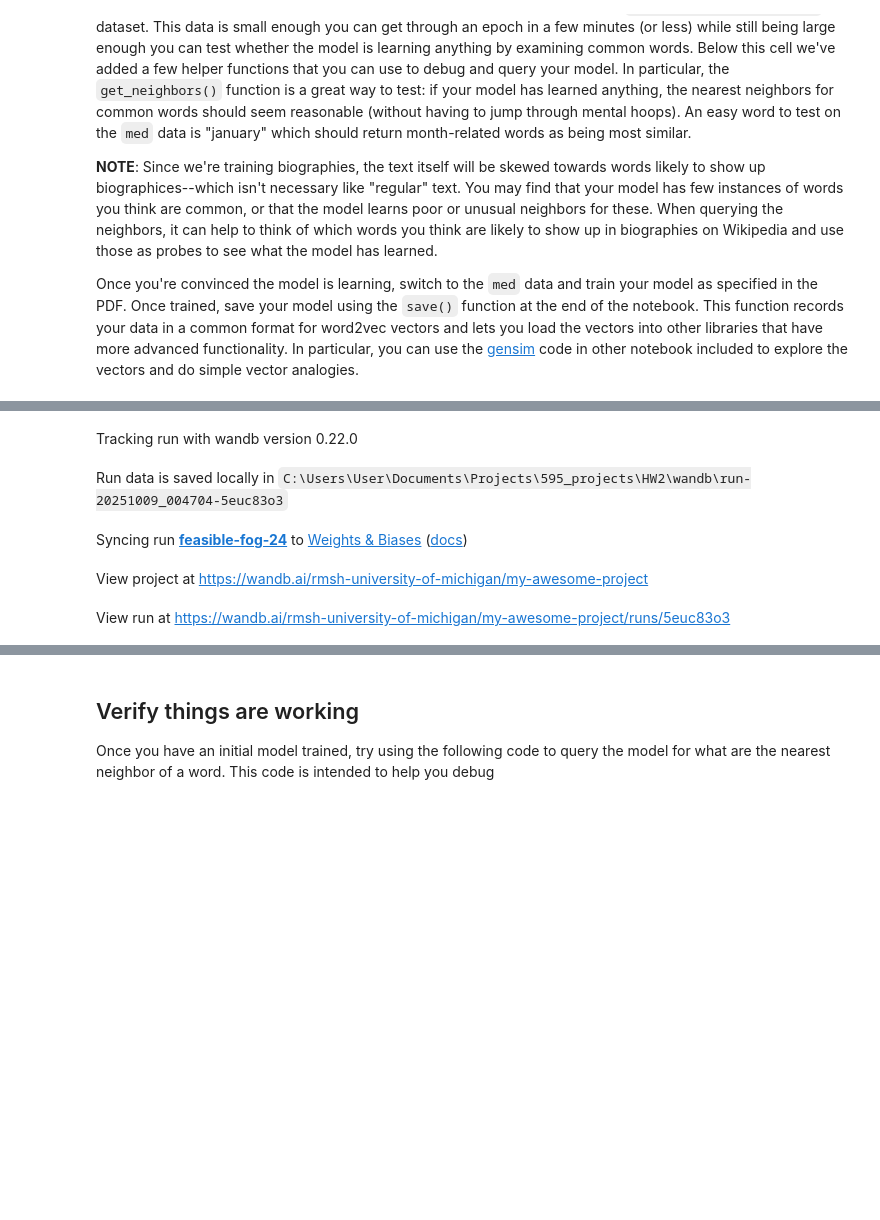
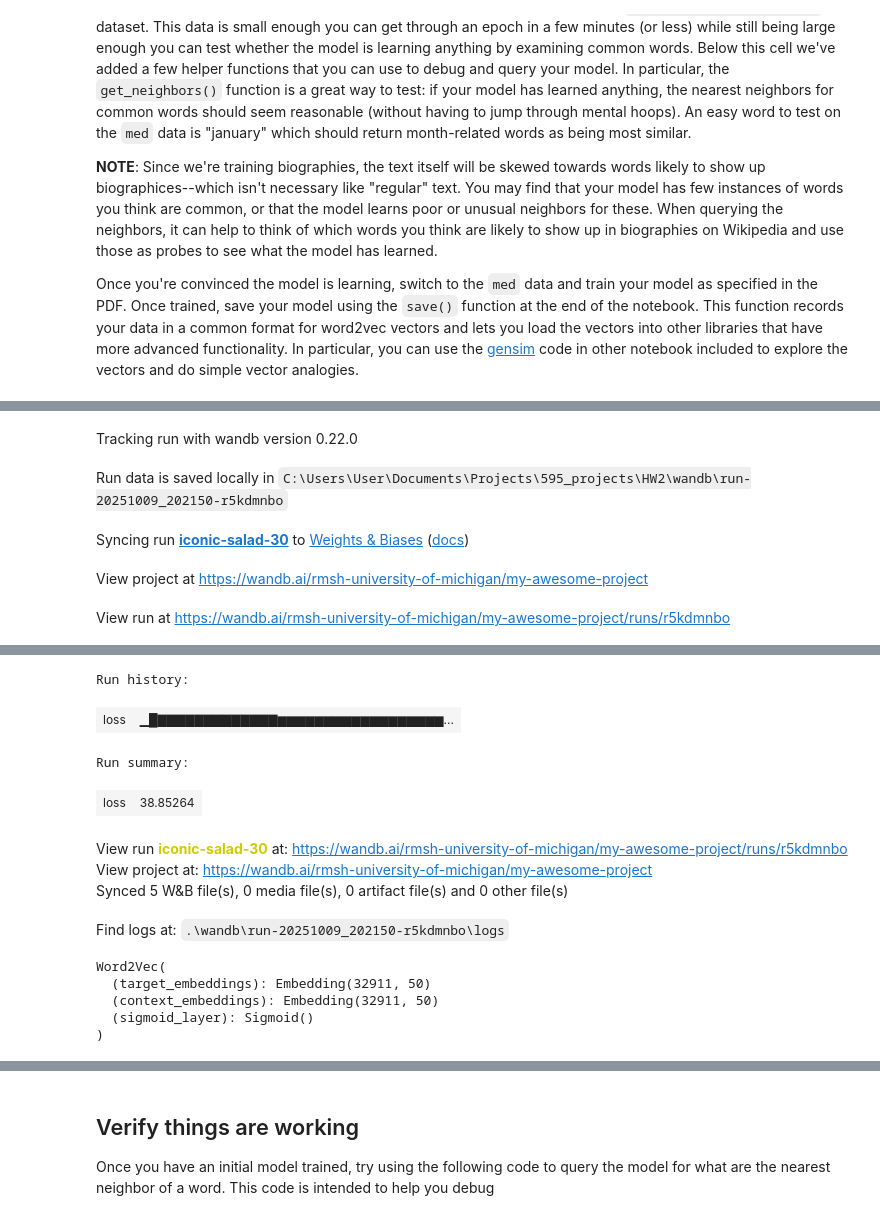
Before and after one commit to rameshrahul/595_projects, a Jupyter notebook: HW2/Word2Vec_rmsh.ipynb, the cells around one changed output, grey strips where cells are left out. Saved outputs shown, nothing was run; the diff lists cells and outputs as text; code cells hidden in the pictures; blank space fills up the shorter version.

```diff
--- a/HW2/Word2Vec_rmsh.ipynb
+++ b/HW2/Word2Vec_rmsh.ipynb
@@ -406,10 +404,10 @@ You'll use the remaining files later, where they're described.
 
 In the next cell, create your `Corpus`, read in the data, and generate the negative sampling table.
 # %%
-min_token_freq = 10
+min_token_freq = 5
 
 corpus = Corpus(RandomNumberGenerator(10000))
-corpus.load_data('reviews.f25.large.txt', min_token_freq)
+corpus.load_data('reviews.f25.med.txt', min_token_freq)
 corpus.generate_negative_sampling_table()
 # %% [output]
 Reading data and tokenizing
@@ -625,7 +630,7 @@ Once you're convinced the model is learning, switch to the `med` data and train
 embedding_size = 50
 vocab_size = len(corpus.word_to_index)
 num_epochs = 1
-batch_size = 1024
+batch_size = 2048
 
 model = Word2Vec(vocab_size, embedding_size)
 lossobj = torch.nn.BCELoss()
@@ -690,7 +695,7 @@ model.eval()
 # %% [output]
 [interactive output not drawn]
 Tracking run with wandb version 0.22.0
-Run data is saved locally in C:\Users\User\Documents\Projects\595_projects\HW2\wandb\run-20251009_004704-5euc83o3
+Run data is saved locally in C:\Users\User\Documents\Projects\595_projects\HW2\wandb\run-20251009_202150-r5kdmnbo
-Syncing run feasible-fog-24 to Weights & Biases (docs)
+Syncing run iconic-salad-30 to Weights & Biases (docs)
 View project at https://wandb.ai/rmsh-university-of-michigan/my-awesome-project
-View run at https://wandb.ai/rmsh-university-of-michigan/my-awesome-project/runs/5euc83o3
+View run at https://wandb.ai/rmsh-university-of-michigan/my-awesome-project/runs/r5kdmnbo
@@ -697,3 +703,16 @@ View run at https://wandb.ai/rmsh-university-of-michigan/my-awesome-project/runs
+Run history:
+| loss | ▁█▇▇▇▇▇▇▇▇▇▇▇▇▇▆▆▆▆▆▆▆▆▆▆▆▆▆▆▆▆▆▆... |
+Run summary:
+| loss | 38.85264 |
+View run iconic-salad-30 at: https://wandb.ai/rmsh-university-of-michigan/my-awesome-project/runs/r5kdmnbo
+View project at: https://wandb.ai/rmsh-university-of-michigan/my-awesome-project
+Synced 5 W&B file(s), 0 media file(s), 0 artifact file(s) and 0 other file(s)
+Find logs at: .\wandb\run-20251009_202150-r5kdmnbo\logs
+Word2Vec(
+  (target_embeddings): Embedding(32911, 50)
+  (context_embeddings): Embedding(32911, 50)
+  (sigmoid_layer): Sigmoid()
+)
 # %%
 # Batch size vs estimated training time
 
```
Also changed, not shown: parts of 7 cells of this notebook, 3 other files.
